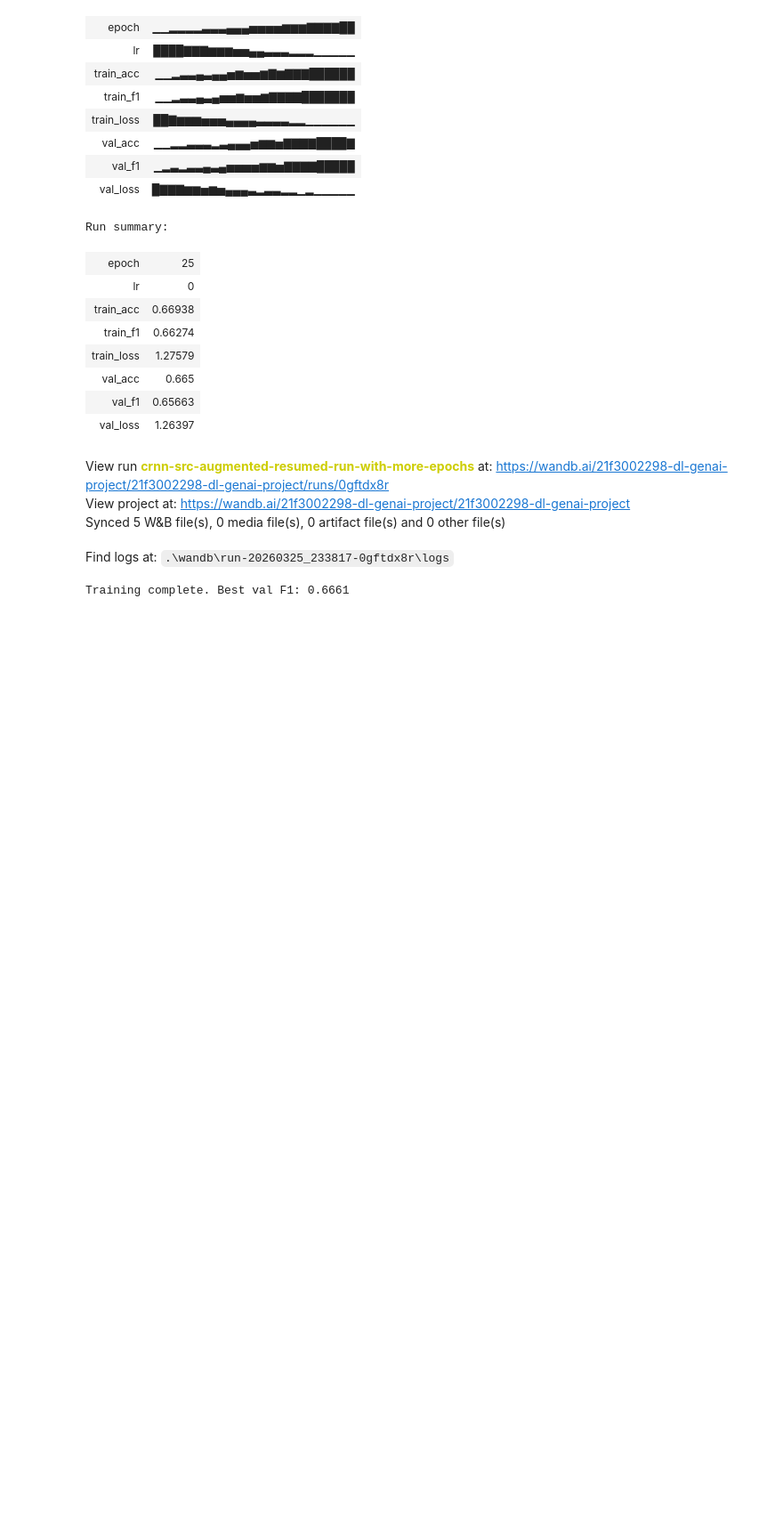
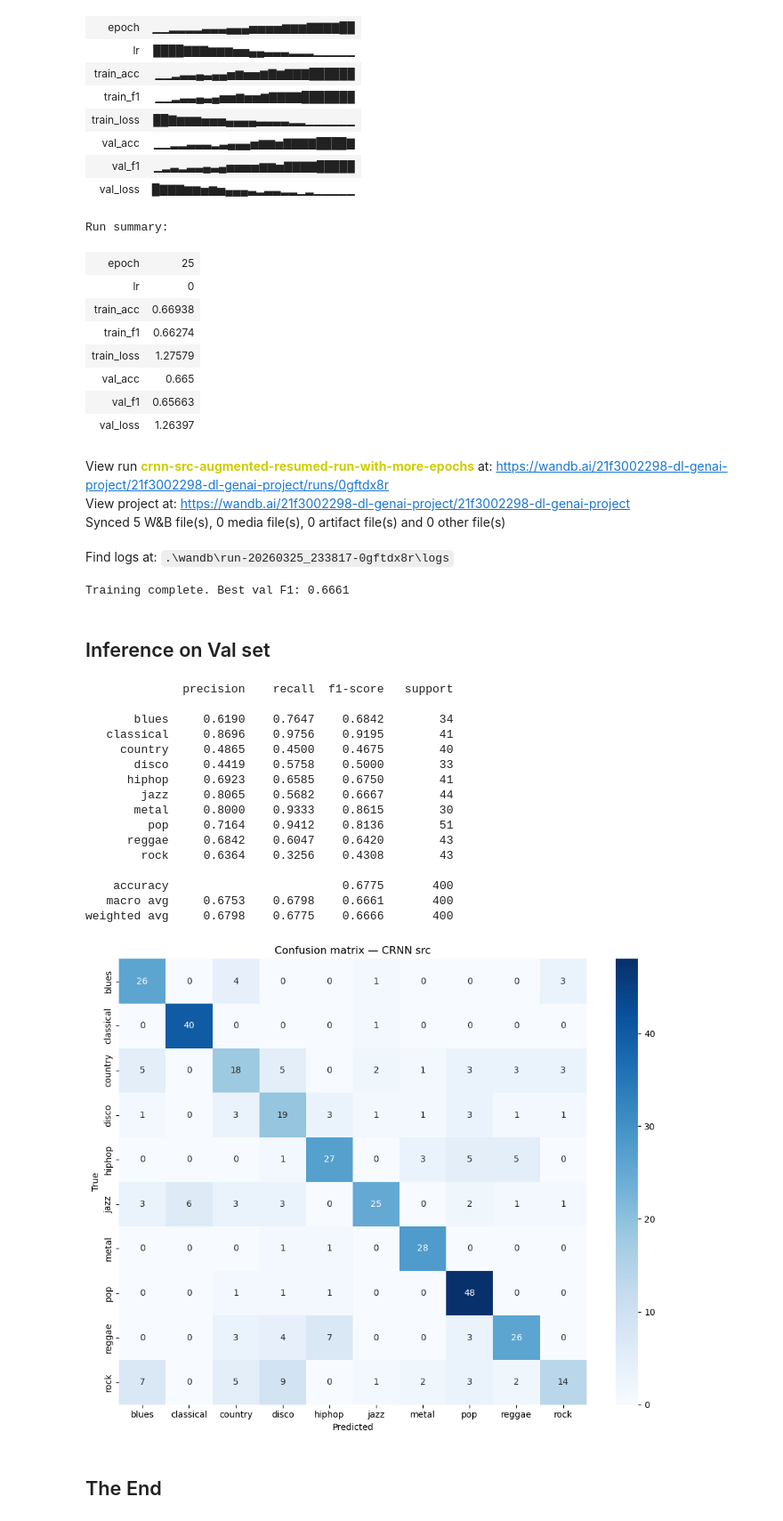
Before and after one commit to Rohhnn/music-genre-classifier, a Jupyter notebook: scripts/train_crnn.ipynb, the cells around one changed output. Shown at 89% size. Drawn from its saved outputs; the diff is of its cells as text; code cells hidden in the pictures; blank space fills up the shorter version.

```diff
--- a/scripts/train_crnn.ipynb
+++ b/scripts/train_crnn.ipynb
@@ -415,3 +415,59 @@ View project at: https://wandb.ai/21f3002298-dl-genai-project/21f3002298-dl-gena
 Synced 5 W&B file(s), 0 media file(s), 0 artifact file(s) and 0 other file(s)
 Find logs at: .\wandb\run-20260325_233817-0gftdx8r\logs
 Training complete. Best val F1: 0.6661
+# %% [markdown]
+## Inference on Val set
+# %%
+import torch
+import seaborn as sns
+import matplotlib.pyplot as plt
+from sklearn.metrics import classification_report, confusion_matrix
+
+GENRES = ["blues", "classical", "country", "disco", "hiphop",
+          "jazz", "metal", "pop", "reggae", "rock"]
+DEVICE = torch.device("cuda" if torch.cuda.is_available() else "cpu")
+
+model.load_state_dict(torch.load("../models/crnn_src_best.pth",
+                                 map_location=DEVICE, weights_only=True))
+model = model.to(DEVICE)
+model.eval()
+
+all_preds, all_labels = [], []
+with torch.no_grad():
+    for inputs, labels in val_loader:
+        outputs = model(inputs.to(DEVICE))
+        all_preds.extend(outputs.argmax(dim=1).detach().cpu().numpy())
+        all_labels.extend(labels.numpy())
+
+print(classification_report(all_labels, all_preds, target_names=GENRES, digits=4))
+
+cm = confusion_matrix(all_labels, all_preds)
+fig, ax = plt.subplots(figsize=(10, 8))
+sns.heatmap(cm, annot=True, fmt="d", cmap="Blues",
+            xticklabels=GENRES, yticklabels=GENRES, ax=ax)
+ax.set_xlabel("Predicted")
+ax.set_ylabel("True")
+ax.set_title("Confusion matrix — CRNN src")
+plt.tight_layout()
+plt.savefig("../models/confusion_matrix_crnn.png", dpi=150)
+plt.show()
+# %% [output]
+              precision    recall  f1-score   support
+
+       blues     0.6190    0.7647    0.6842        34
+   classical     0.8696    0.9756    0.9195        41
+     country     0.4865    0.4500    0.4675        40
+       disco     0.4419    0.5758    0.5000        33
+      hiphop     0.6923    0.6585    0.6750        41
+        jazz     0.8065    0.5682    0.6667        44
+       metal     0.8000    0.9333    0.8615        30
+         pop     0.7164    0.9412    0.8136        51
+      reggae     0.6842    0.6047    0.6420        43
+        rock     0.6364    0.3256    0.4308        43
+
+    accuracy                         0.6775       400
+   macro avg     0.6753    0.6798    0.6661       400
+weighted avg     0.6798    0.6775    0.6666       400
+[figure, added]
+# %% [markdown]
+## The End
```
Also changed, not shown: parts of 7 cells of this notebook, 8 other files.
